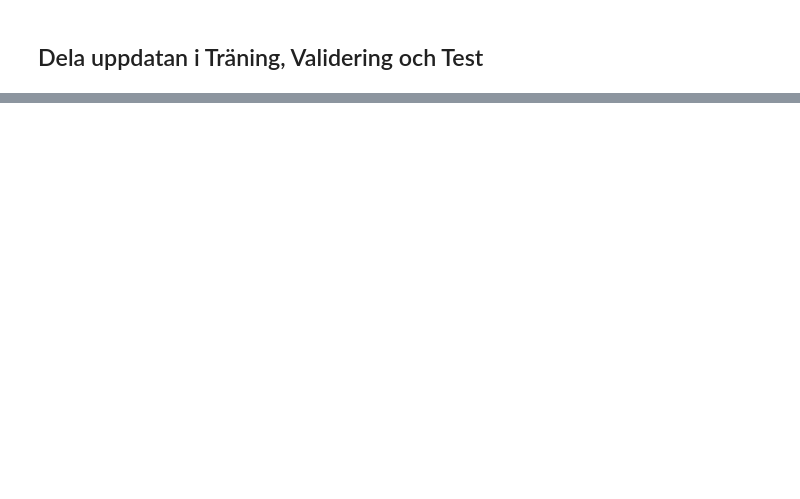
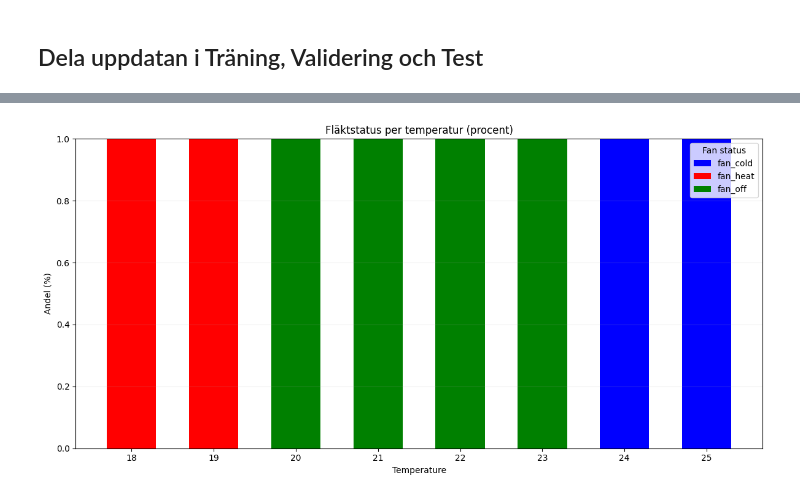
Before and after one commit to Puttaren/IoT-kunskapskontroll-2, a Jupyter notebook: ML-modell .ipynb, the cells around one changed output, grey strips where cells are left out. Drawn from its saved outputs; the diff is of its cells as text; code cells hidden in the pictures; blank space fills up the shorter version.

```diff
--- a/ML-modell .ipynb
+++ b/ML-modell .ipynb
@@ -38,0 +151,56 @@ print("Accuracy:", accuracy)
+# %%
+import numpy as np
+import matplotlib.pyplot as plt
+
+# gruppera och räkna
+df_grouped = (
+    df.groupby(["temperature", "temp_status"])
+      .size()
+      .unstack(fill_value=0)
+)
+
+# gör om till procent
+df_percent = df_grouped.div(df_grouped.sum(axis=1), axis=0)
+
+temps = df_percent.index.values
+x = np.arange(len(temps))
+width = 0.6
+
+plt.figure(figsize=(12,6))
+
+# stapla (stacked)
+bottom = np.zeros(len(temps))
+
+color_map = {
+    "fan_cold": "blue",
+    "fan_heat": "red",
+    "fan_off": "green"
+}
+
+for status in ["fan_cold", "fan_heat", "fan_off"]:
+    values = df_percent.get(status, 0)
+
+    plt.bar(
+        x,
+        values,
+        width,
+        bottom=bottom,
+        color=color_map[status],
+        label=status
+    )
+
+    bottom += values
+
+plt.xticks(x, temps)
+
+plt.xlabel("Temperature")
+plt.ylabel("Andel (%)")
+plt.title("Fläktstatus per temperatur (procent)")
+
+plt.legend(title="Fan status")
+plt.grid(axis="y", alpha=0.2)
+
+plt.tight_layout()
+plt.show()
+# %% [output]
+[figure, added]
```
Also changed, not shown: parts of 16 cells of this notebook, 2 other files.
